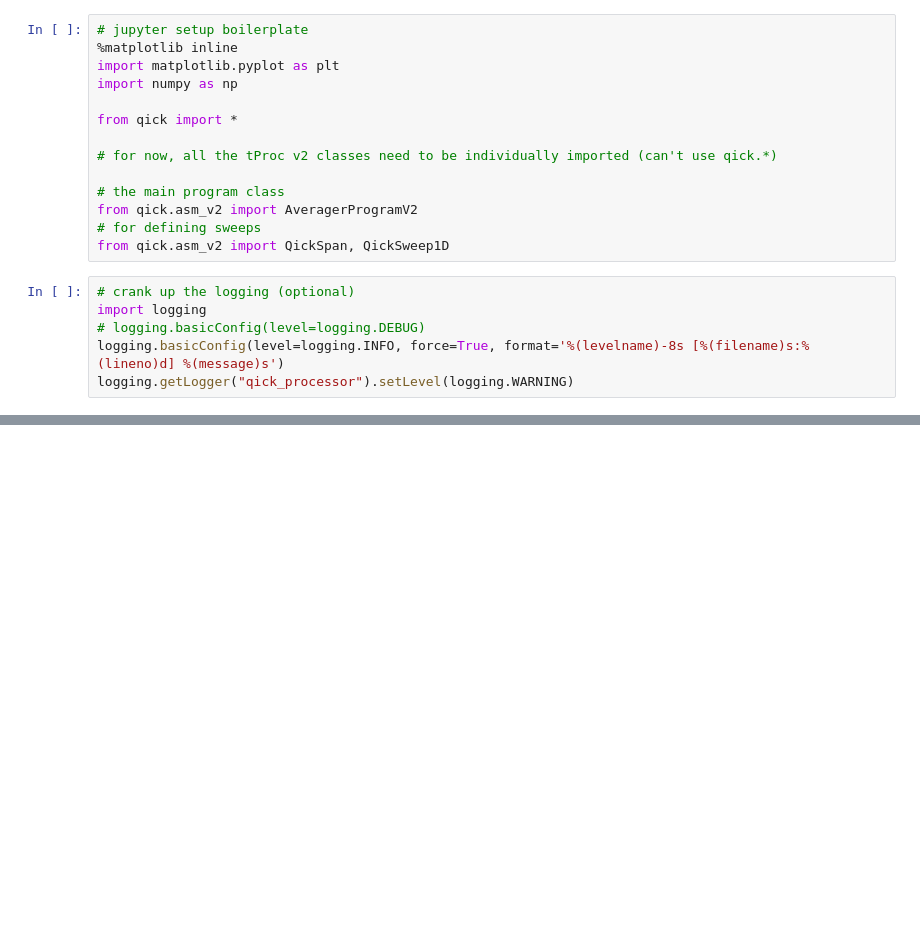
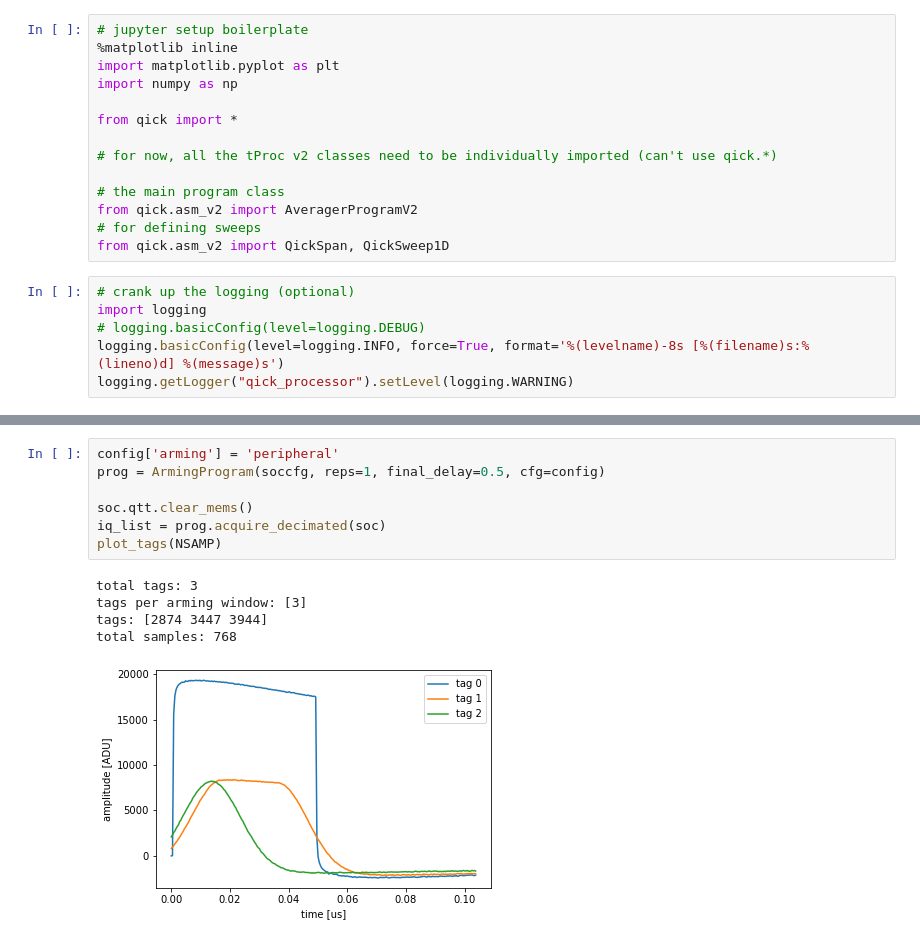
Before and after one commit to meeg/qick_demos_sho, a Jupyter notebook: time_tagger/time_tagger_sho.ipynb, the cells around one changed output, grey strips where cells are left out. Saved outputs shown, nothing was run; the diff lists cells and outputs as text; blank space fills up the shorter version.

```diff
--- a/time_tagger/time_tagger_sho.ipynb
+++ b/time_tagger/time_tagger_sho.ipynb
@@ -280,0 +287,13 @@ if soc.qtt.smp_qty>0:
+# %%
+config['arming'] = 'peripheral'
+prog = ArmingProgram(soccfg, reps=1, final_delay=0.5, cfg=config)
+
+soc.qtt.clear_mems()
+iq_list = prog.acquire_decimated(soc)
+plot_tags(NSAMP)
+# %% [output]
+total tags: 3
+tags per arming window: [3]
+tags: [2874 3447 3944]
+total samples: 768
+[figure, added]
```
Also changed, not shown: parts of 41 cells of this notebook.
